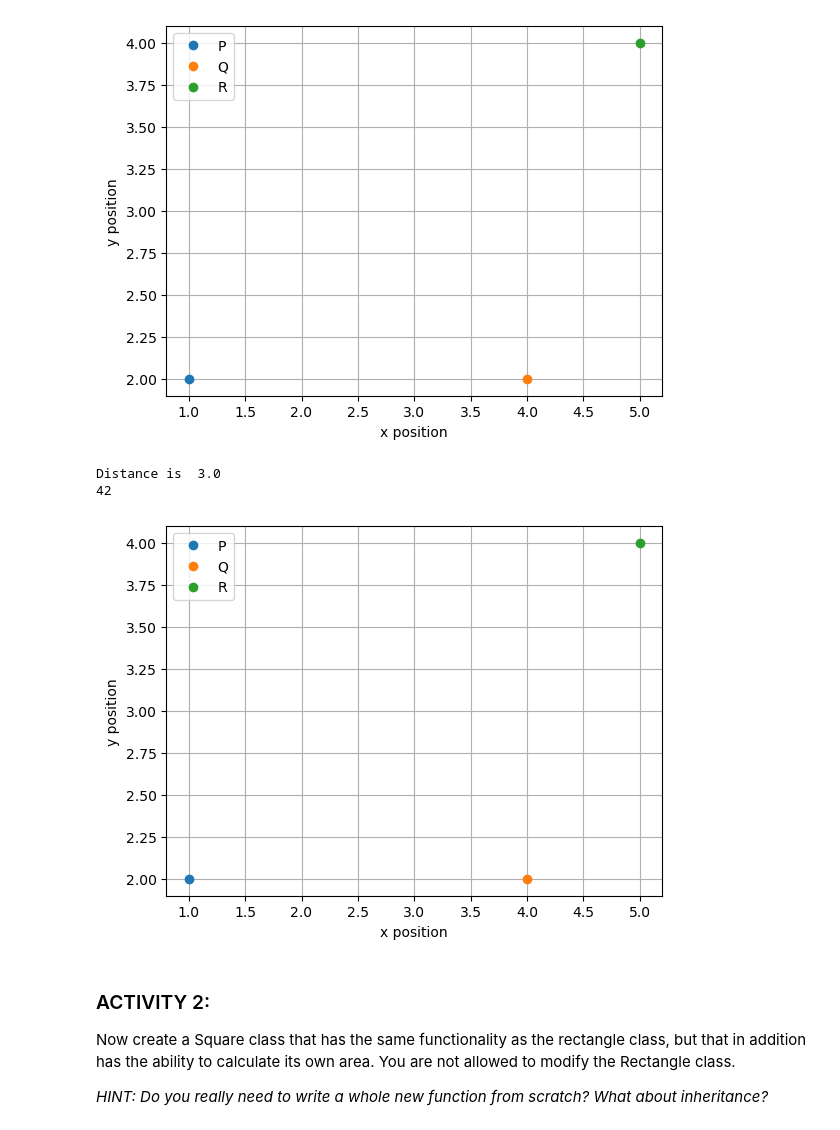
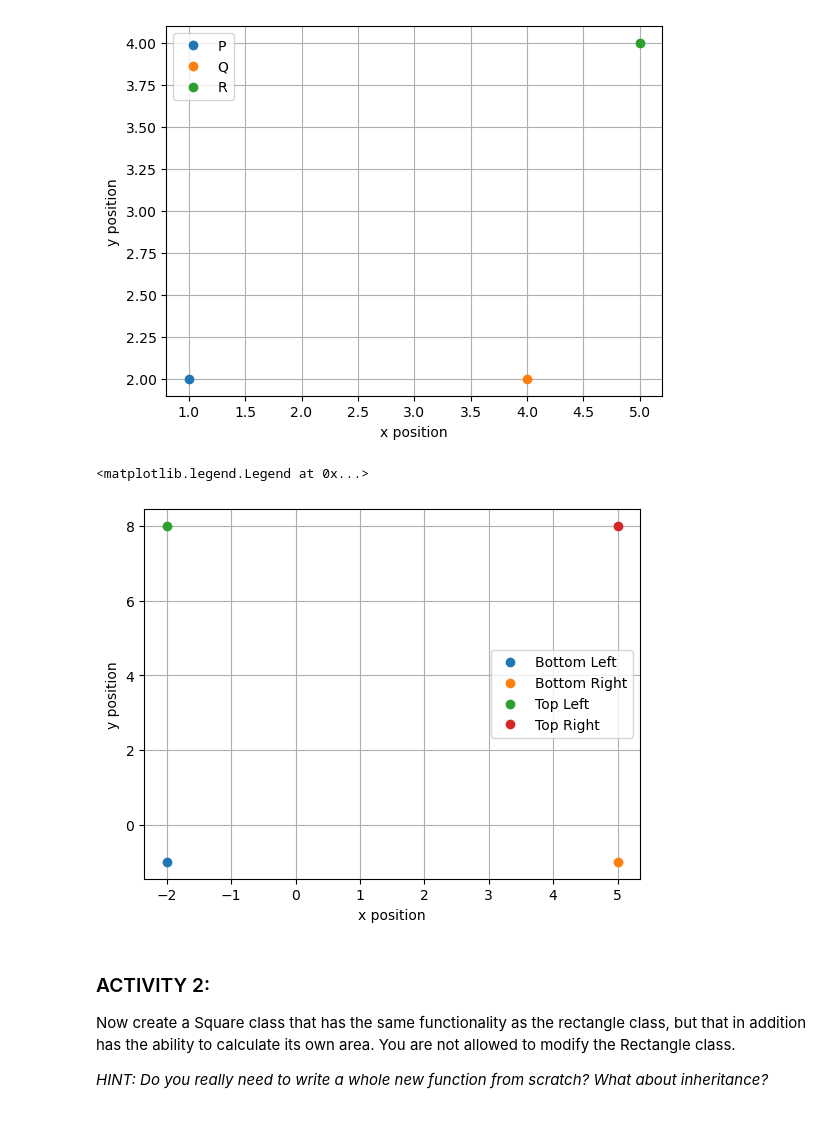
Before and after one commit to AaronbrowneGH/https-github.com-AaronbrowneGH-TopicsInSciComp, a Jupyter notebook: Notebooks/Week3_LabExercises.ipynb, the cells around one changed output. Cells and saved outputs as stored; diff of their text form; code cells hidden in the pictures.

```diff
--- a/Notebooks/Week3_LabExercises.ipynb
+++ b/Notebooks/Week3_LabExercises.ipynb
@@ -116,60 +116,56 @@ Distance is  3.0
 # %%
 #rectangle class
 
 class Rectangle :
-    def __init__(self, bottom_left, bottom_right, top_left, top_right):
+    def __init__(self, bottom_left, bottom_right, top_left, top_right, name = "Rect"):
         self.bl = bottom_left
         self.br = bottom_right
         self.tl = top_left
         self.tr = top_right
 
-# The points on the rectangle will share some x and y coordiantes
-        bl = (x_bl,y_bl)
-        br = (x_br,y_bl)
-        tl = (x_bl,y_tl)
-        tr = (x_br,y_tl)
+# Need to loop over each side in order (make sure to close with self.bl)
+    def sides_closed(self):
+        return[self.bl, self.br, self.tr, self.tl, self.bl)
 
-# Moving the right edge coordinate by dx and top edge by dy
-        bl = (0,0)
-        br = (dx,0)
-        tl = (0,dy)
-        tr = (dy,dx)
 
-# Defining the growth of rectangle
-def Grow_Rectangle(bl, br, tl, tr, dx, dy):
-    if dx < 0 or dy < 0 :
-       raise ValueError("grow should have a non-negative dx and dy")
+# Defining the growth of rectangle and use the move_point vector that was denoted in the points class with now a way of keeping the top right fixed with the else function
+    def Grow_Rectangle(self, dx, dy):
+        if dx > 0 or dy > 0 :
+           self.tr.move_point(dx,dy)
+           self.br.move_point(dx,0)
+           self.tl.move_point(0,dy)
 
-# Now use the move_point vector that was denoted in the points class
+        else:
+           self.br.move_point(0,dy)
+           self.bl.move_point(dx,dy)
+           self.tl.move_point(dx,0)
 
-    br.move_point(dx,0)
-    tl.move_point(0,dy)
-    tr.move_point(dx,dy)
 
-# Use the static function
-distance = Point.calculate_distance_between_two_points(first_point,second_point)
-print("Distance is ", distance)
+
+# Defining the corners
+
+bottom_left = Point(1, 2, "Bottom Left")
+bottom_right = Point(5, 2, "Bottom Right")
+top_left = Point(1, 8, "Top Left")
+top_right = Point(5, 8, "Top Right")
+
+# Now growing the rectangle by a specific dx and dy
+Rect = Rectangle(bottom_left, bottom_right, top_left, top_right)
+Rect.Grow_Rectangle(-3,-3)
 
 plt.plot()
 plt.grid()
 plt.xlabel("x position")
 plt.ylabel("y position")
 ax = plt.gcf().gca()
-first_point.plot_point(ax)
-second_point.plot_point(ax)
-third_point.plot_point(ax)
+Rect.bl.plot_point(ax)
+Rect.br.plot_point(ax)
+Rect.tl.plot_point(ax)
+Rect.tr.plot_point(ax)
 plt.legend()
-
-# Try to access the private variable, even though you shouldn't
-#print(first_point.__private_variable) # This won't work - try uncommenting it
-print(first_point._Point__private_variable) # This will
-
-# Can get info on the new class - uncomment to see this
-# Point?
 # %% [output]
-Distance is  3.0
-42
+<matplotlib.legend.Legend at 0x...>
-[figure, old version]
+[figure, new version]
 # %% [markdown]
 ### ACTIVITY 2:
 
```
Also changed, not shown: parts of 1 cell of this notebook.
